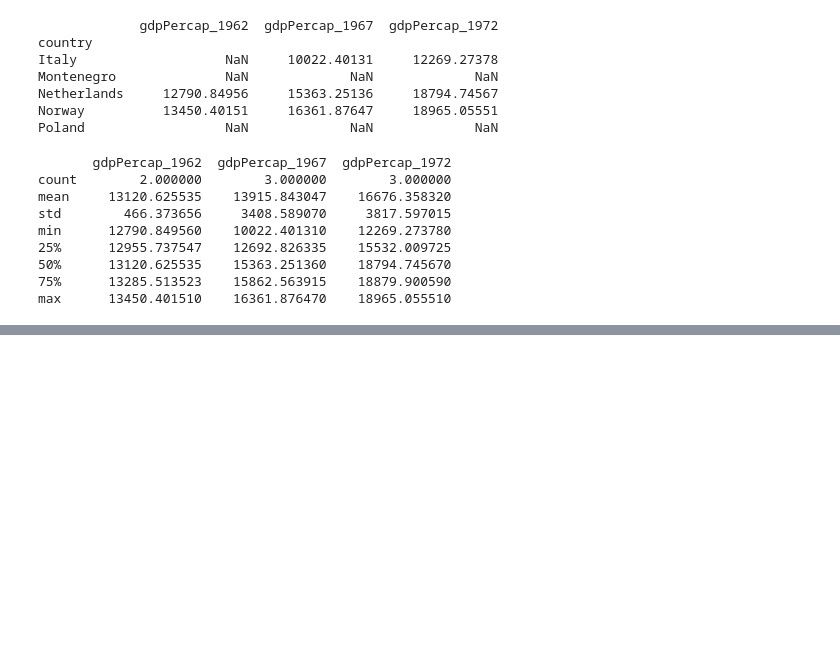
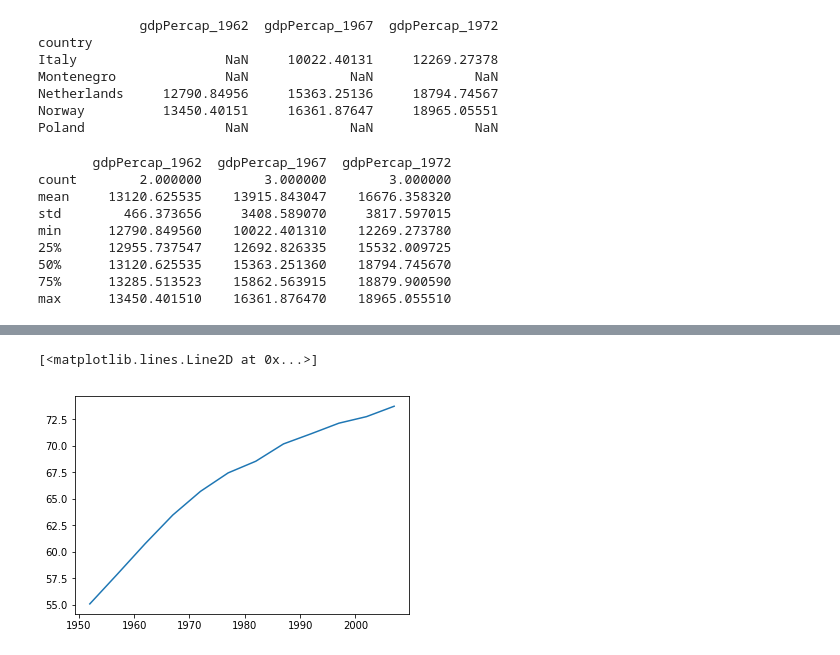
Before and after one commit to juancarlosqr/datascience, a Jupyter notebook: python/software_carpentry_plotting_python/08_pandas_dataframes.ipynb, the cells around one changed output, grey strips where cells are left out. Cells and saved outputs as stored; diff of their text form; code cells hidden in the pictures; blank space fills up the shorter version.

```diff
--- a/python/software_carpentry_plotting_python/08_pandas_dataframes.ipynb
+++ b/python/software_carpentry_plotting_python/08_pandas_dataframes.ipynb
@@ -271,0 +451,5 @@ max      13450.401510    16361.876470    18965.055510
+# %%
+mp.plot(years, fourth.loc['Venezuela', 'lifeExp_1952': 'lifeExp_2007'].values)
+# %% [output]
+[<matplotlib.lines.Line2D at 0x...>]
+[figure, added]
```
Also changed, not shown: parts of 33 cells of this notebook, 1 other file.
